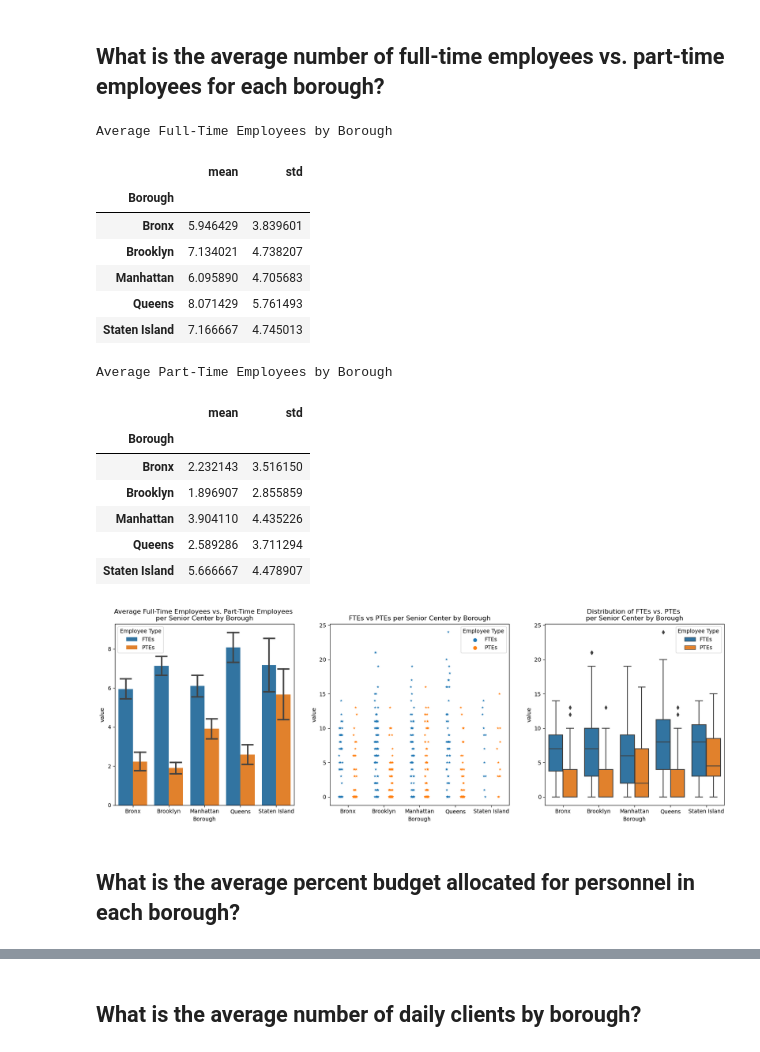
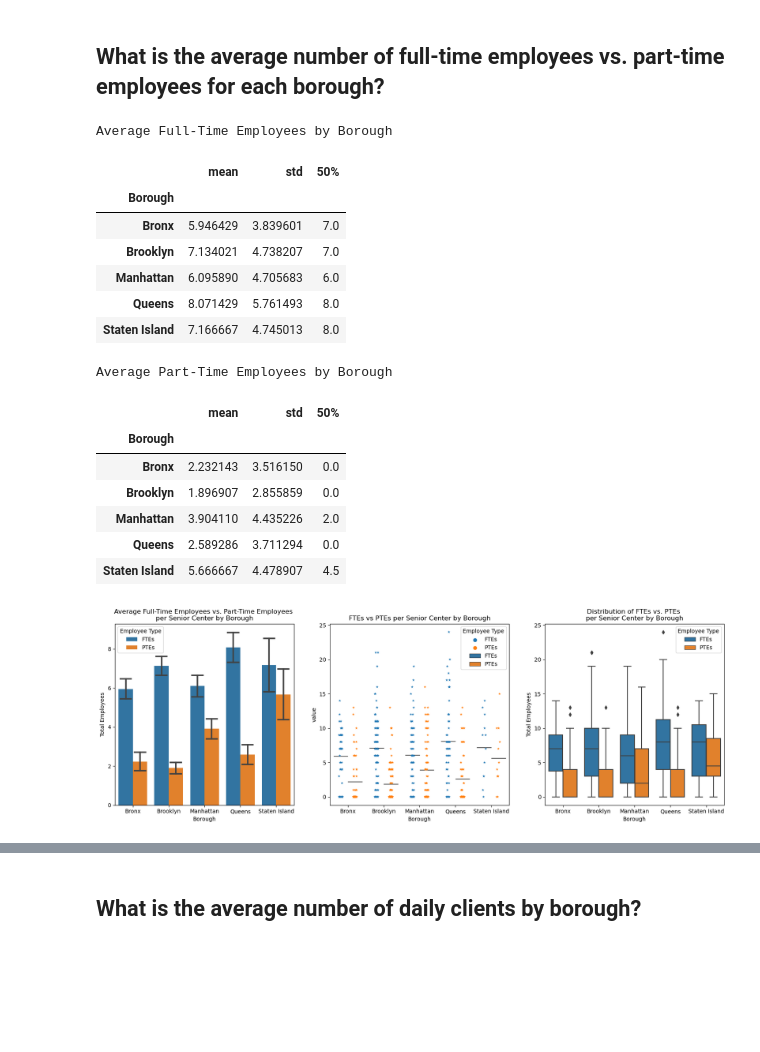
Before and after one commit to valeriemagalong/NYC-Aging, a Jupyter notebook: exploratory_data_analysis.ipynb, the cells around one changed output, grey strips where cells are left out. Drawn from its saved outputs; the diff is of its cells as text; code cells hidden in the pictures; blank space fills up the shorter version.

```diff
--- a/exploratory_data_analysis.ipynb
+++ b/exploratory_data_analysis.ipynb
@@ -179,48 +205,49 @@ Name: Total PTEs, dtype: int64
 ## What is the average number of full-time employees vs. part-time employees for each borough?
 # %%
 print('Average Full-Time Employees by Borough')
-avg_ftes = scpd.groupby('Borough')['Total FTEs'].describe()[['mean', 'std']]
+avg_ftes = scpd.groupby('Borough')['Total FTEs'].describe()[['mean', 'std', '50%']]
 avg_ftes
 # %% [output]
 Average Full-Time Employees by Borough
-|  | mean | std |
-| Borough |  |  |
-| Bronx | 5.946429 | 3.839601 |
-| Brooklyn | 7.134021 | 4.738207 |
-| Manhattan | 6.095890 | 4.705683 |
-| Queens | 8.071429 | 5.761493 |
-| Staten Island | 7.166667 | 4.745013 |
+|  | mean | std | 50% |
+| Borough |  |  |  |
+| Bronx | 5.946429 | 3.839601 | 7.0 |
+| Brooklyn | 7.134021 | 4.738207 | 7.0 |
+| Manhattan | 6.095890 | 4.705683 | 6.0 |
+| Queens | 8.071429 | 5.761493 | 8.0 |
+| Staten Island | 7.166667 | 4.745013 | 8.0 |
 # %%
 print('Average Part-Time Employees by Borough')
-avg_ptes = scpd.groupby('Borough')['Total PTEs'].describe()[['mean', 'std']]
+avg_ptes = scpd.groupby('Borough')['Total PTEs'].describe()[['mean', 'std', '50%']]
 avg_ptes
 # %% [output]
 Average Part-Time Employees by Borough
-|  | mean | std |
-| Borough |  |  |
-| Bronx | 2.232143 | 3.516150 |
-| Brooklyn | 1.896907 | 2.855859 |
-| Manhattan | 3.904110 | 4.435226 |
-| Queens | 2.589286 | 3.711294 |
-| Staten Island | 5.666667 | 4.478907 |
+|  | mean | std | 50% |
+| Borough |  |  |  |
+| Bronx | 2.232143 | 3.516150 | 0.0 |
+| Brooklyn | 1.896907 | 2.855859 | 0.0 |
+| Manhattan | 3.904110 | 4.435226 | 2.0 |
+| Queens | 2.589286 | 3.711294 | 0.0 |
+| Staten Island | 5.666667 | 4.478907 | 4.5 |
 # %%
 # Declare melted_df dataframe that reshapes data so 'Total FTEs' and 'Total PTEs' are combined into a single 'value' column
 melted_df = scpd.melt(id_vars = 'Borough', value_vars = ['Total FTEs', 'Total PTEs'], var_name = 'Employee Type')
 melted_df['Employee Type'] = melted_df['Employee Type'].replace({'Total FTEs': 'FTEs', 'Total PTEs': 'PTEs'})
 
 # Create figure
 plt.figure(figsize=(20, 6))
 
 plt.subplot(1, 3, 1)
-sns.barplot(melted_df, x = 'Borough', y = 'value', hue = 'Employee Type', errorbar = 'se', capsize = 0.3).set(title = 'Average Full-Time Employees vs. Part-Time Employees \nper Senior Center by Borough')
+sns.barplot(melted_df, x = 'Borough', y = 'value', hue = 'Employee Type', errorbar = 'se', capsize = 0.3).set(title = 'Average Full-Time Employees vs. Part-Time Employees \nper Senior Center by Borough', ylabel = 'Total Employees')
 
 plt.subplot(1, 3, 2)
-sns.stripplot(melted_df, x = 'Borough', y = 'value', hue = 'Employee Type', marker = '*', jitter = True, dodge = True).set(title = 'FTEs vs PTEs per Senior Center by Borough')
+sns.stripplot(melted_df, x = 'Borough', y = 'value', hue = 'Employee Type', marker = '*', jitter = True, dodge = True).set(title = 'FTEs vs PTEs per Senior Center by Borough', ylabel = 'Total Employees')
+sns.boxplot(melted_df, x = 'Borough', y = 'value', hue = 'Employee Type', showmeans = True, meanline = True,
+           meanprops = {'color': 'k', 'ls': '-', 'lw': 1}, medianprops = {'visible': False}, whiskerprops={'visible': False},
+           showbox = False, showcaps = False, showfliers = False)
 
 plt.subplot(1, 3, 3)
-sns.boxplot(melted_df, x = 'Borough', y = 'value', hue = 'Employee Type').set(title = 'Distribution of FTEs vs. PTEs \nper Senior Center by Borough')
+sns.boxplot(melted_df, x = 'Borough', y = 'value', hue = 'Employee Type').set(title = 'Distribution of FTEs vs. PTEs \nper Senior Center by Borough', ylabel = 'Total Employees')
 plt.show()
 # %% [output]
-[figure, old version]
+[figure, new version]
-# %% [markdown]
-## What is the average percent budget allocated for personnel in each borough?
```
Also changed, not shown: parts of 21 cells of this notebook.
